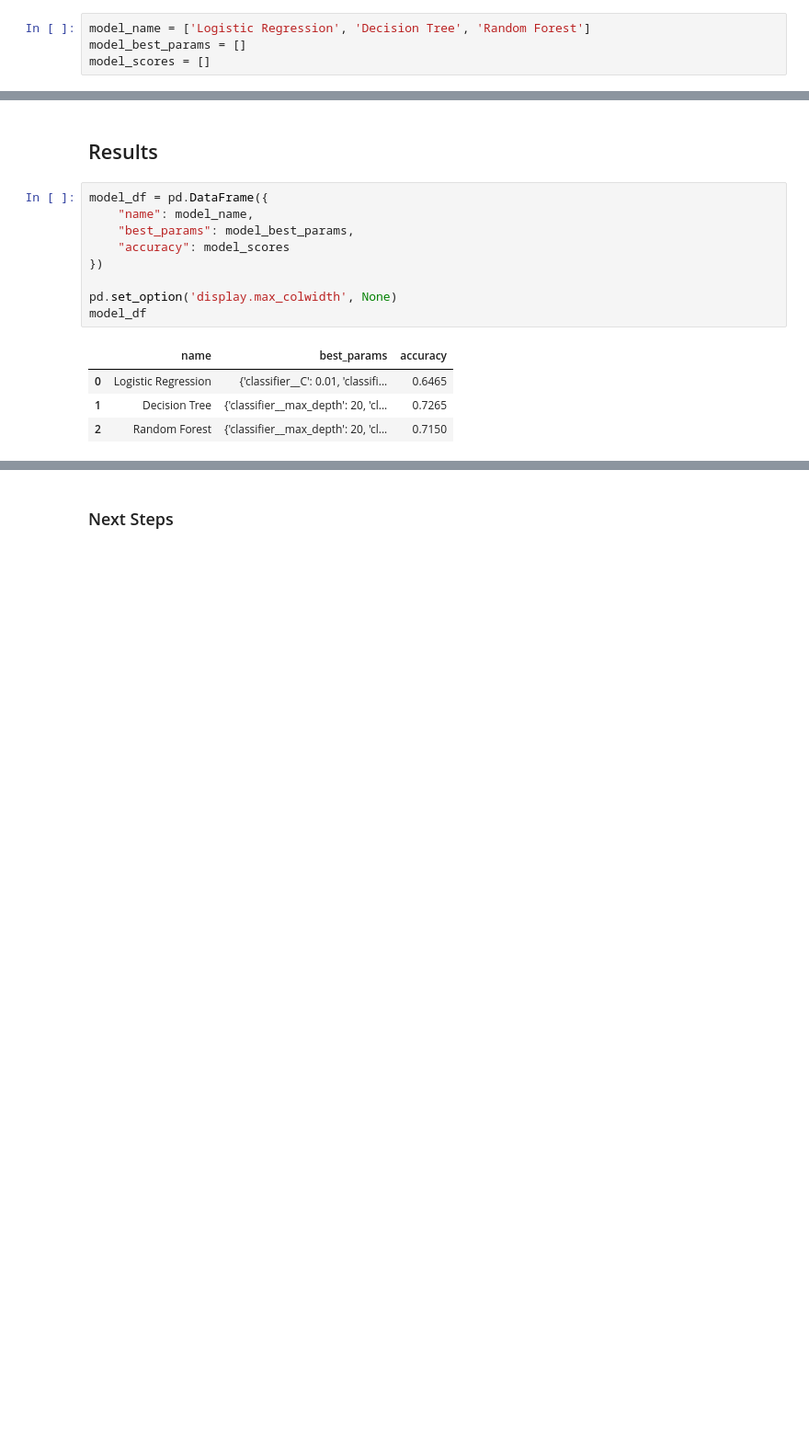
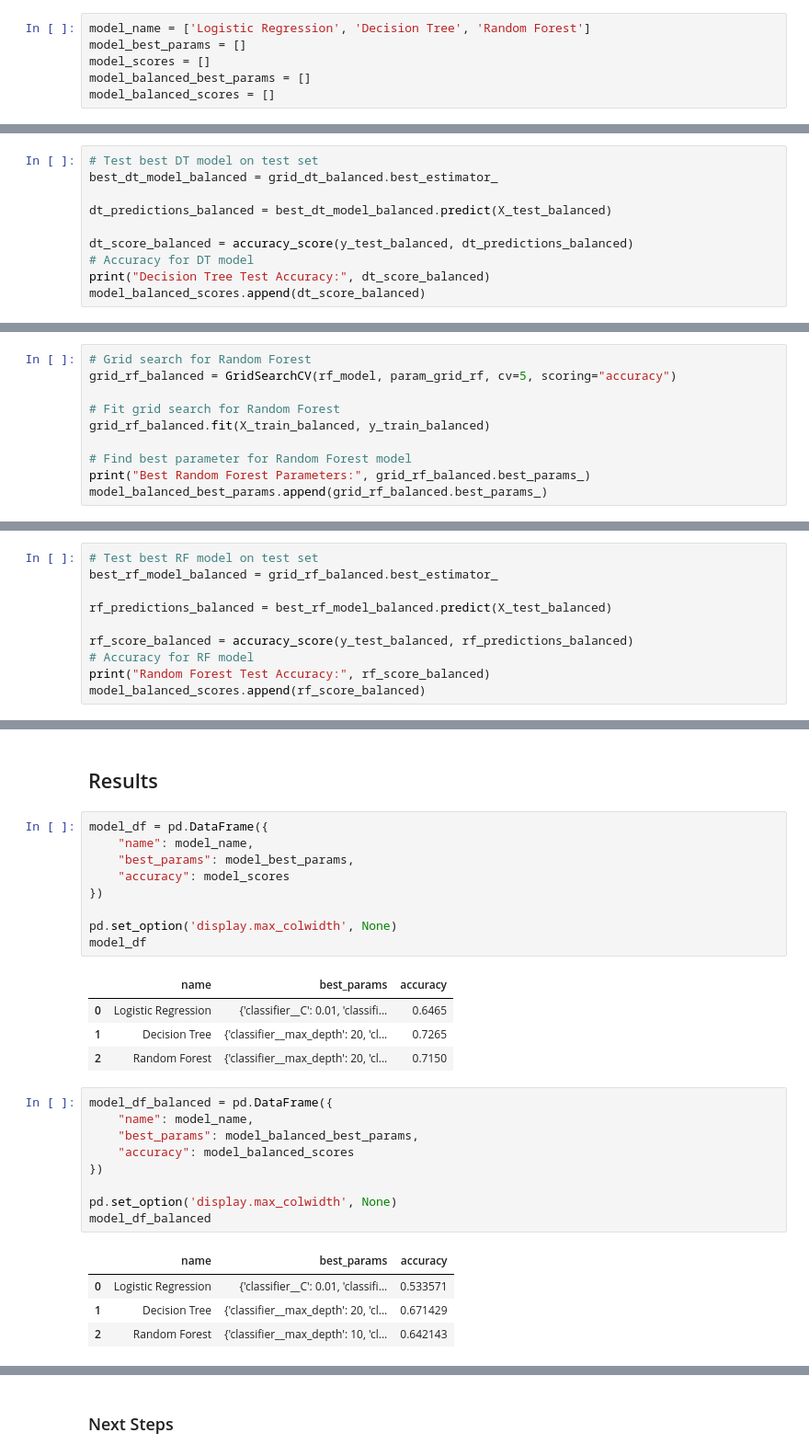
Before and after one commit to yash-b18/ML-AI-Capstone, a Jupyter notebook: ad-click.ipynb, the cells around one changed output, grey strips where cells are left out. Shown: that part at 92% size. Cells and saved outputs as stored; diff of their text form; blank space fills up the shorter version.

```diff
--- a/ad-click.ipynb
+++ b/ad-click.ipynb
@@ -297,4 +355,6 @@ param_grid_rf = {
 model_name = ['Logistic Regression', 'Decision Tree', 'Random Forest']
 model_best_params = []
 model_scores = []
+model_balanced_best_params = []
+model_balanced_scores = []
 # %% [markdown]
@@ -352,0 +454,10 @@ Decision Tree Test Accuracy: 0.7265
+# %%
+# Test best DT model on test set
+best_dt_model_balanced = grid_dt_balanced.best_estimator_
+
+dt_predictions_balanced = best_dt_model_balanced.predict(X_test_balanced)
+
+dt_score_balanced = accuracy_score(y_test_balanced, dt_predictions_balanced)
+# Accuracy for DT model
+print("Decision Tree Test Accuracy:", dt_score_balanced)
+model_balanced_scores.append(dt_score_balanced)
@@ -378,0 +494,10 @@ Random Forest Test Accuracy: 0.715
+# %%
+# Grid search for Random Forest
+grid_rf_balanced = GridSearchCV(rf_model, param_grid_rf, cv=5, scoring="accuracy")
+
+# Fit grid search for Random Forest
+grid_rf_balanced.fit(X_train_balanced, y_train_balanced)
+
+# Find best parameter for Random Forest model
+print("Best Random Forest Parameters:", grid_rf_balanced.best_params_)
+model_balanced_best_params.append(grid_rf_balanced.best_params_)
@@ -378,0 +506,10 @@ Random Forest Test Accuracy: 0.715
+# %%
+# Test best RF model on test set
+best_rf_model_balanced = grid_rf_balanced.best_estimator_
+
+rf_predictions_balanced = best_rf_model_balanced.predict(X_test_balanced)
+
+rf_score_balanced = accuracy_score(y_test_balanced, rf_predictions_balanced)
+# Accuracy for RF model
+print("Random Forest Test Accuracy:", rf_score_balanced)
+model_balanced_scores.append(rf_score_balanced)
@@ -392,6 +531,20 @@ model_df
 | 0 | Logistic Regression | {'classifier__C': 0.01, 'classifi... | 0.6465 |
 | 1 | Decision Tree | {'classifier__max_depth': 20, 'cl... | 0.7265 |
 | 2 | Random Forest | {'classifier__max_depth': 20, 'cl... | 0.7150 |
+# %%
+model_df_balanced = pd.DataFrame({
+    "name": model_name,
+    "best_params": model_balanced_best_params,
+    "accuracy": model_balanced_scores
+})
+
+pd.set_option('display.max_colwidth', None)
+model_df_balanced
+# %% [output]
+|  | name | best_params | accuracy |
+| 0 | Logistic Regression | {'classifier__C': 0.01, 'classifi... | 0.533571 |
+| 1 | Decision Tree | {'classifier__max_depth': 20, 'cl... | 0.671429 |
+| 2 | Random Forest | {'classifier__max_depth': 10, 'cl... | 0.642143 |
 # %% [markdown]
 <p>After building 3 types of models: Logistic Regression, Decision Tree, and Random Forest, we hyperparameter tuned these models to achieve the best result possible. As a result, the best model was Decision Tree where the best parameters for this model was a max depth of 2 and min samples split of 2. The model achieved a 0.7265 or 72.65% accuracy on test data.</p>
 <p>Random Forest came a close second and achieved a accuracy of 0.7150 or 71.50% accuracy on test data. Logistic Regression peformed the worst.</p>
```
Also changed, not shown: parts of 25 cells of this notebook, 1 other file.
